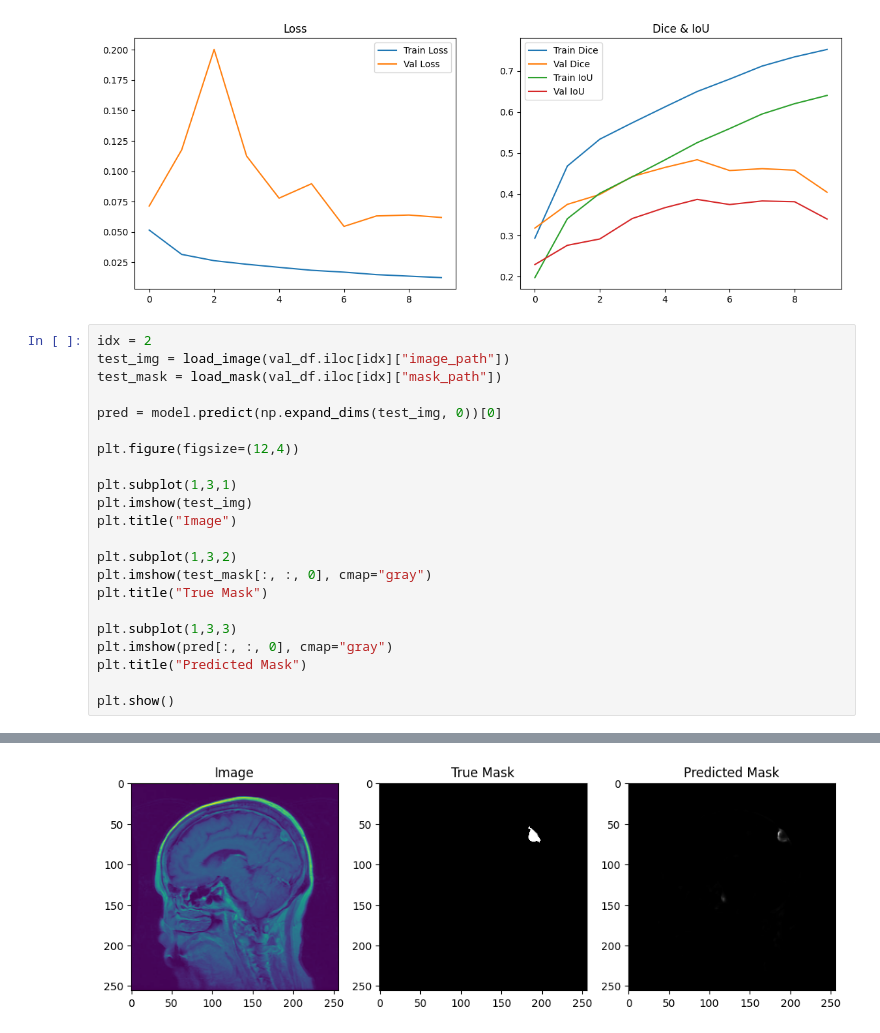
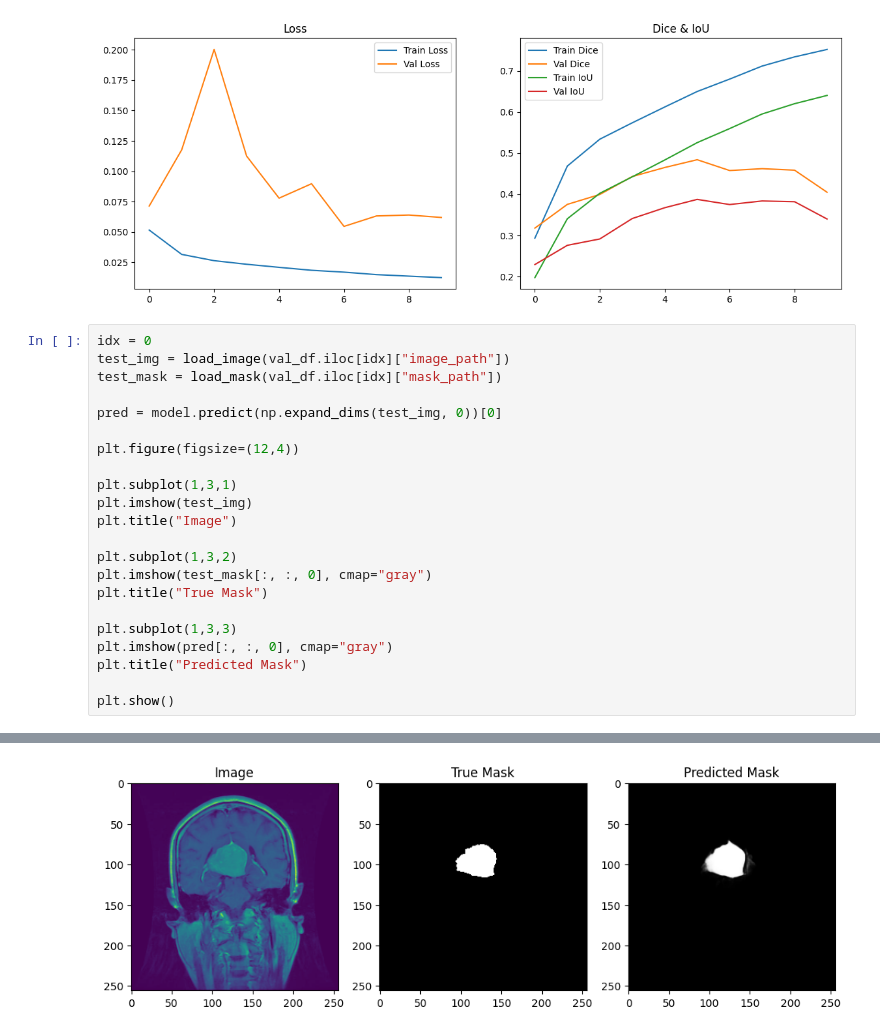
Before and after one commit to Gunjan125/Brain-Tumor-Segmentation-using-UNet-Architecture, a Jupyter notebook: brain-tumor-segmentation-using-unet-architecture.ipynb, the cells around one changed output, grey strips where cells are left out. Saved outputs shown, nothing was run; the diff lists cells and outputs as text.

```diff
--- a/brain-tumor-segmentation-using-unet-architecture.ipynb
+++ b/brain-tumor-segmentation-using-unet-architecture.ipynb
@@ -340,7 +340,7 @@ plt.show()
 # %% [output]
 [figure]
 # %%
-idx = 2
+idx = 0
 test_img = load_image(val_df.iloc[idx]["image_path"])
 test_mask = load_mask(val_df.iloc[idx]["mask_path"])
 
@@ -366 +366 @@ plt.show()
-[figure, old version]
+[figure, new version]
```
Also changed, not shown: parts of 1 cell of this notebook.
